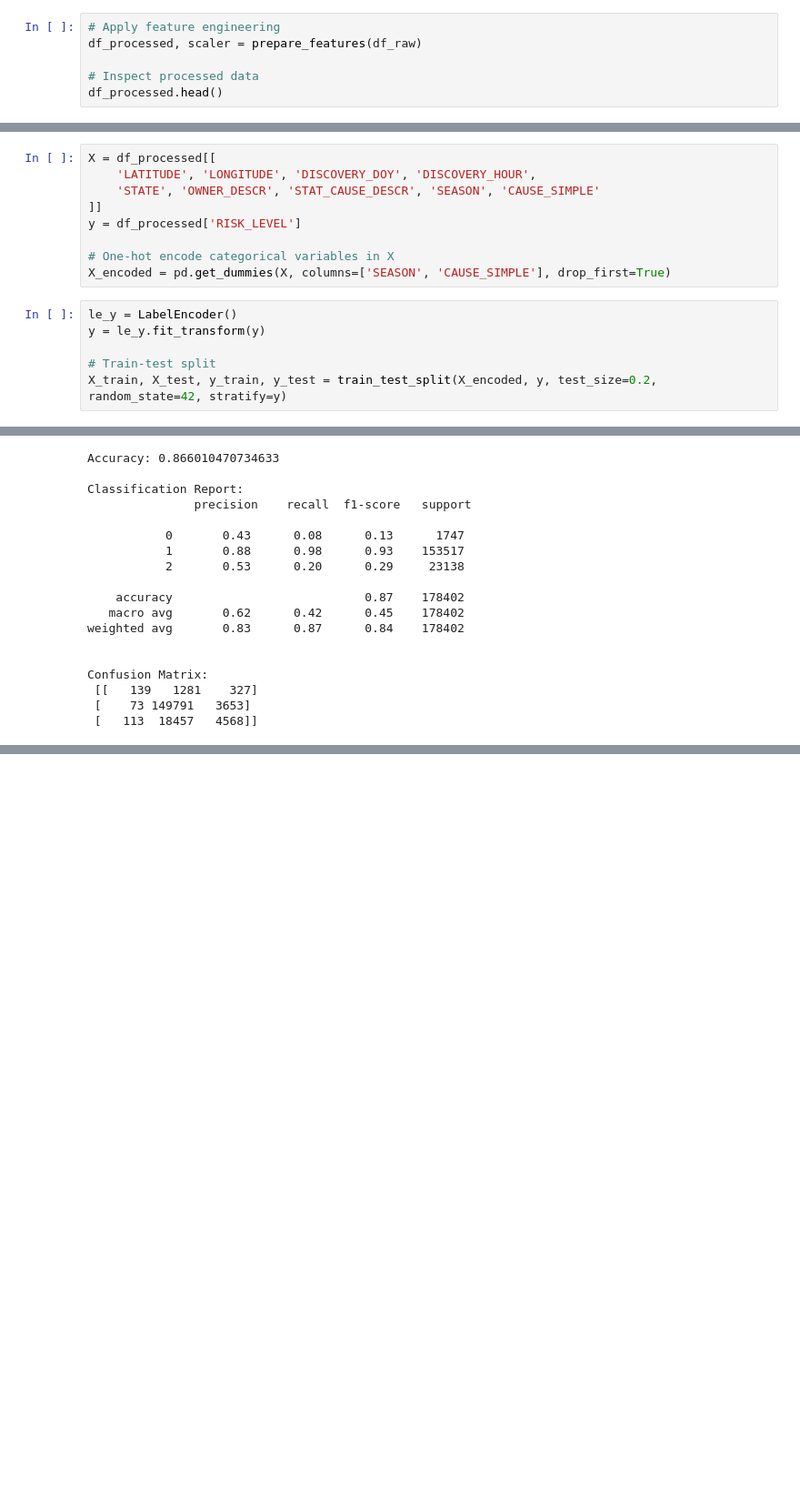
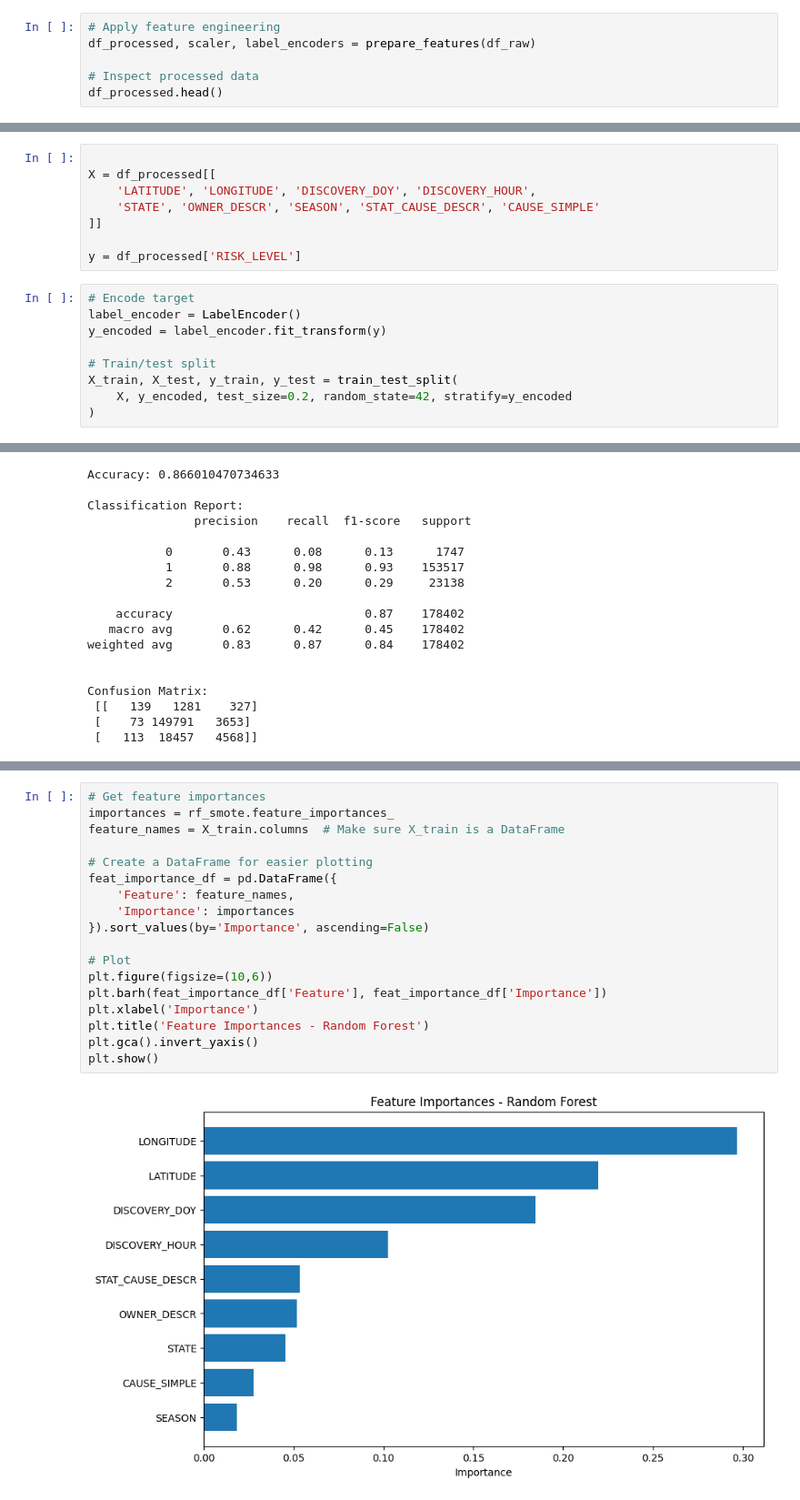
Before and after one commit to warrmu01/Wildfire-Risk-Prediction, a Jupyter notebook: notebooks/03_model_training.ipynb, the cells around one changed output, grey strips where cells are left out. Shown at 91% size. Saved outputs shown, nothing was run; the diff lists cells and outputs as text; blank space fills up the shorter version.

```diff
--- a/notebooks/03_model_training.ipynb
+++ b/notebooks/03_model_training.ipynb
@@ -20,7 +21,7 @@ from feature_engineering import prepare_features
 df_raw = load_fire_data('../data/FPA_FOD_20170508.sqlite')
 # %%
 # Apply feature engineering
-df_processed, scaler = prepare_features(df_raw)
+df_processed, scaler, label_encoders = prepare_features(df_raw)
 
 # Inspect processed data
 df_processed.head()
@@ -49,20 +48,22 @@ print(df_processed.columns.tolist())
 # %% [output]
 ['OBJECTID', 'FOD_ID', 'FPA_ID', 'SOURCE_SYSTEM_TYPE', 'SOURCE_SYSTEM', 'NWCG_REPORTING_AGENCY', 'NWCG_REPORTING_UNIT_ID', 'NWCG_REPORTING_UNIT_NAME', 'SOURCE_REPORTING_UNIT', 'SOURCE_REPORTING_UNIT_N ...
 # %%
+
 X = df_processed[[
     'LATITUDE', 'LONGITUDE', 'DISCOVERY_DOY', 'DISCOVERY_HOUR',
-    'STATE', 'OWNER_DESCR', 'STAT_CAUSE_DESCR', 'SEASON', 'CAUSE_SIMPLE'
+    'STATE', 'OWNER_DESCR', 'SEASON', 'STAT_CAUSE_DESCR', 'CAUSE_SIMPLE'
 ]]
+
 y = df_processed['RISK_LEVEL']
-
-# One-hot encode categorical variables in X
-X_encoded = pd.get_dummies(X, columns=['SEASON', 'CAUSE_SIMPLE'], drop_first=True)
 # %%
-le_y = LabelEncoder()
-y = le_y.fit_transform(y)
+# Encode target
+label_encoder = LabelEncoder()
+y_encoded = label_encoder.fit_transform(y)
 
-# Train-test split
-X_train, X_test, y_train, y_test = train_test_split(X_encoded, y, test_size=0.2, random_state=42, stratify=y)
+# Train/test split
+X_train, X_test, y_train, y_test = train_test_split(
+    X, y_encoded, test_size=0.2, random_state=42, stratify=y_encoded
+)
 # %%
 # Model
 clf = RandomForestClassifier(n_estimators=100, random_state=42)
@@ -192 +203,21 @@ Model and scaler saved.
+# %%
+# Get feature importances
+importances = rf_smote.feature_importances_
+feature_names = X_train.columns  # Make sure X_train is a DataFrame
+
+# Create a DataFrame for easier plotting
+feat_importance_df = pd.DataFrame({
+    'Feature': feature_names,
+    'Importance': importances
+}).sort_values(by='Importance', ascending=False)
+
+# Plot
+plt.figure(figsize=(10,6))
+plt.barh(feat_importance_df['Feature'], feat_importance_df['Importance'])
+plt.xlabel('Importance')
+plt.title('Feature Importances - Random Forest')
+plt.gca().invert_yaxis()
+plt.show()
+# %% [output]
+[figure, added]
 # %%
```
Also changed, not shown: parts of 10 cells of this notebook, 3 other files.
